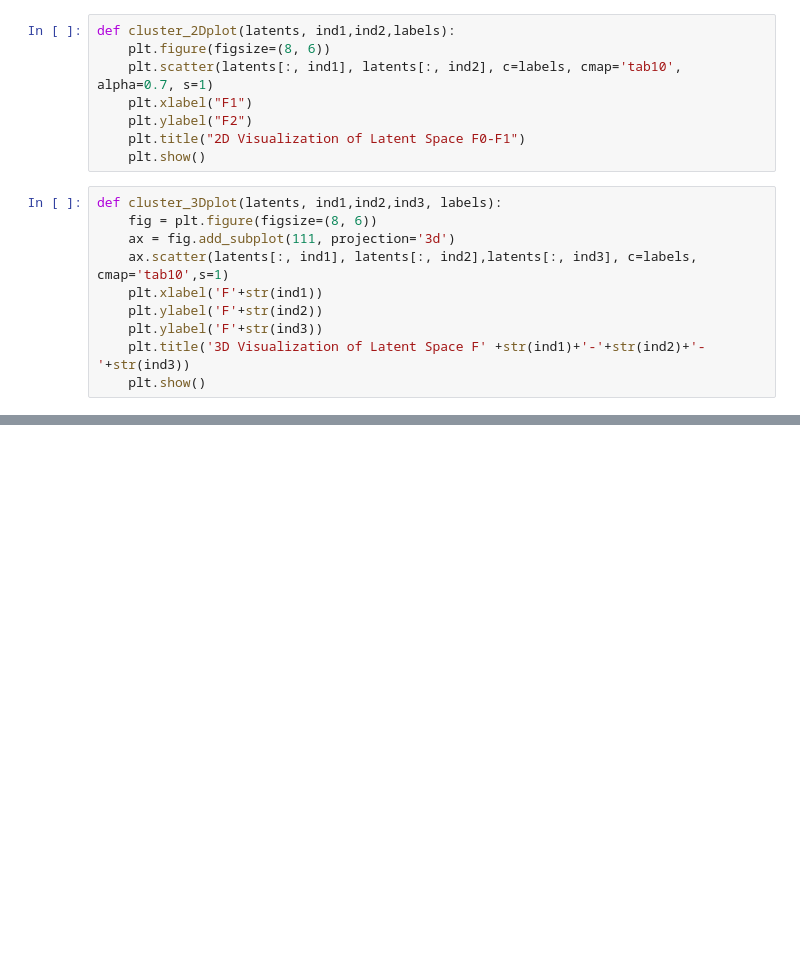
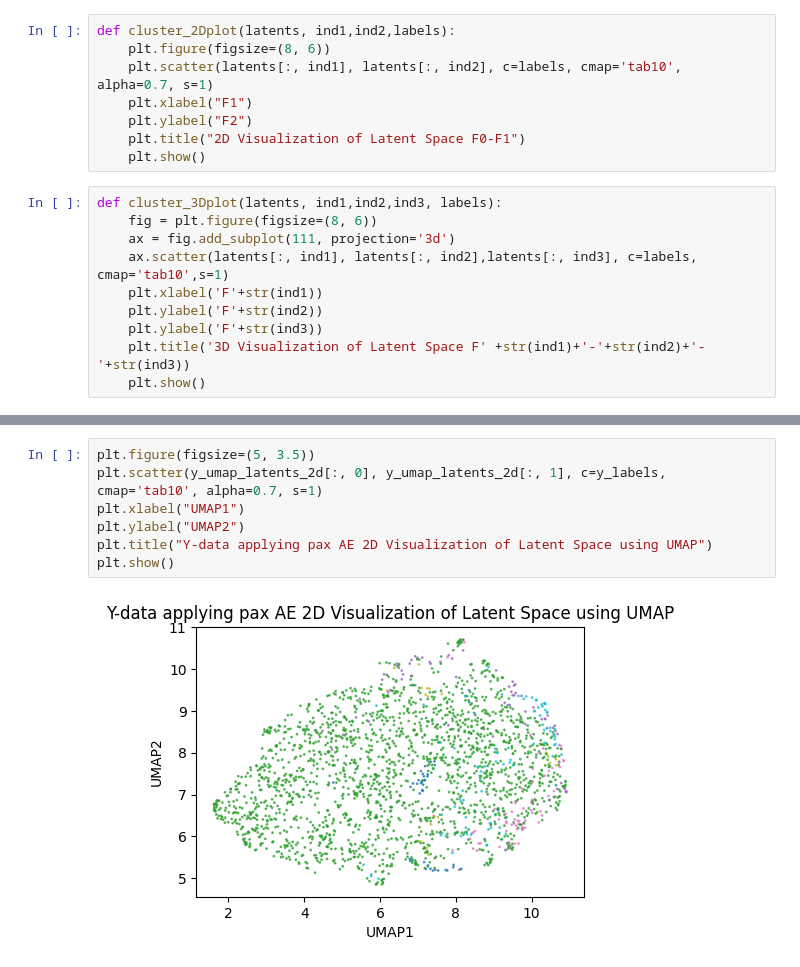
Before and after one commit to Center-for-Living-Systems/fa_patch_AE_clustering, a Jupyter notebook: notebooks/withoutBN_autoencoder_FA_patch32_LM_UMAP_applytoY.ipynb, the cells around one changed output, grey strips where cells are left out. Drawn from its saved outputs; the diff is of its cells as text; blank space fills up the shorter version.

```diff
--- a/notebooks/withoutBN_autoencoder_FA_patch32_LM_UMAP_applytoY.ipynb
+++ b/notebooks/withoutBN_autoencoder_FA_patch32_LM_UMAP_applytoY.ipynb
@@ -323,0 +373,9 @@ ValueError: Found array with dim 4, while dim <= 2 is required by KMeans.
+# %%
+plt.figure(figsize=(5, 3.5))
+plt.scatter(y_umap_latents_2d[:, 0], y_umap_latents_2d[:, 1], c=y_labels, cmap='tab10', alpha=0.7, s=1)
+plt.xlabel("UMAP1")
+plt.ylabel("UMAP2")
+plt.title("Y-data applying pax AE 2D Visualization of Latent Space using UMAP")
+plt.show()
+# %% [output]
+[figure, added]
```
Also changed, not shown: parts of 13 cells of this notebook, 36 other files.
